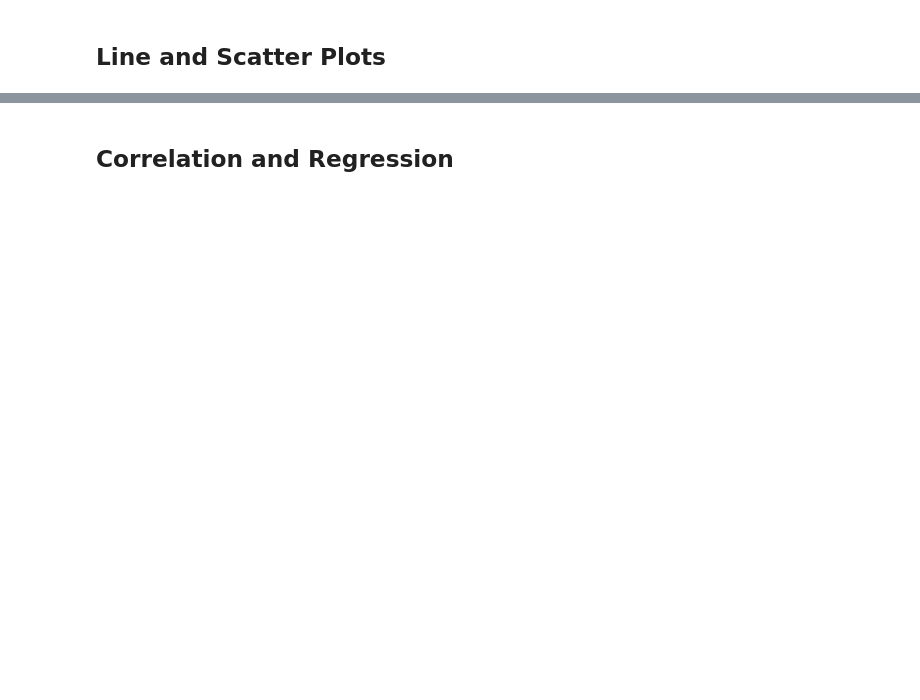
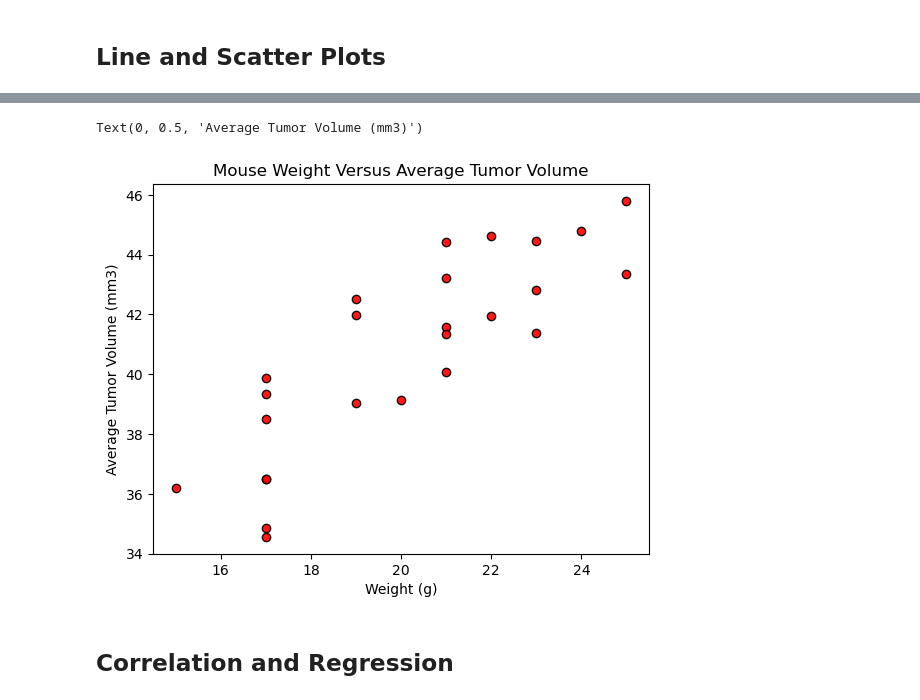
Before and after one commit to jkspiva/matplotlib-challenge, a Jupyter notebook: Pymaceuticals/pymaceuticals_main.ipynb, the cells around one changed output, grey strips where cells are left out. Saved outputs shown, nothing was run; the diff lists cells and outputs as text; code cells hidden in the pictures; blank space fills up the shorter version.

```diff
--- a/Pymaceuticals/pymaceuticals_main.ipynb
+++ b/Pymaceuticals/pymaceuticals_main.ipynb
@@ -266,3 +298,5 @@ Capomulin_tumors = Capomulin_merge["Tumor Volume (mm3)"]
 ## Line and Scatter Plots
 # %%
 # Generate a line plot of tumor volume vs. time point for a single mouse treated with Capomulin
+capo_mice = clean_df.loc[clean_df["Drug Regimen"]=="Capomulin"]
+capo_mice.value_counts("Mouse ID")
@@ -271,3 +339,17 @@ Capomulin_tumors = Capomulin_merge["Tumor Volume (mm3)"]
+# %%
+# Generate a scatter plot of mouse weight vs. the average observed tumor volume for the entire Capomulin regimen
+# Get average tumor volume
+avg_tumor_volume = capo_mice.groupby("Mouse ID")["Tumor Volume (mm3)"].mean()
+mouse_weight = capo_mice.groupby("Mouse ID")["Weight (g)"].first()
+
+# Plot the scatter plot
+plt.scatter(mouse_weight, avg_tumor_volume, marker="o", facecolors="red", edgecolors="black", alpha=0.9)
+plt.title("Mouse Weight Versus Average Tumor Volume")
+plt.xlabel("Weight (g)")
+plt.ylabel("Average Tumor Volume (mm3)")
+# %% [output]
+Text(0, 0.5, 'Average Tumor Volume (mm3)')
+[figure, added]
 # %% [markdown]
 ## Correlation and Regression
 # %%
```
Also changed, not shown: parts of 10 cells of this notebook.
